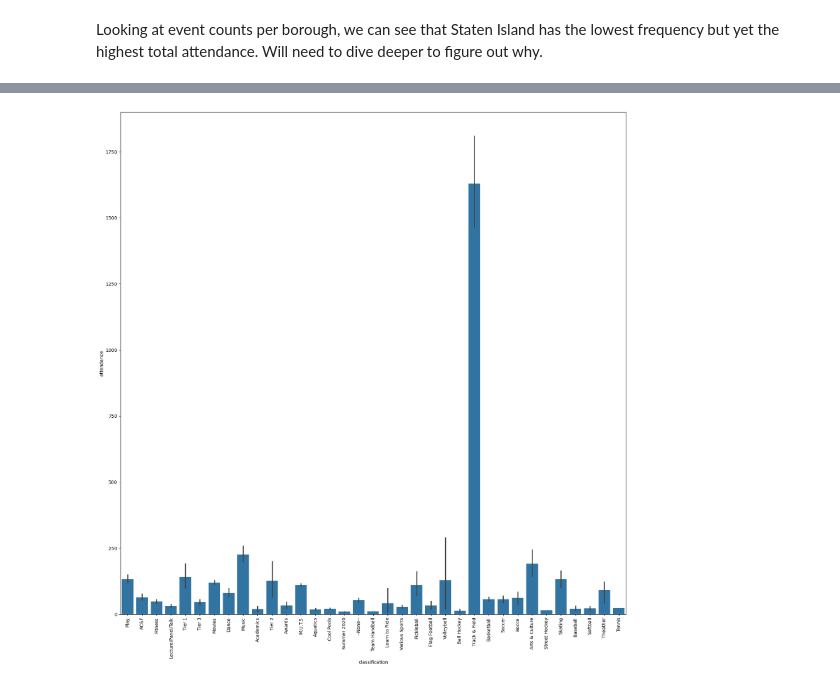
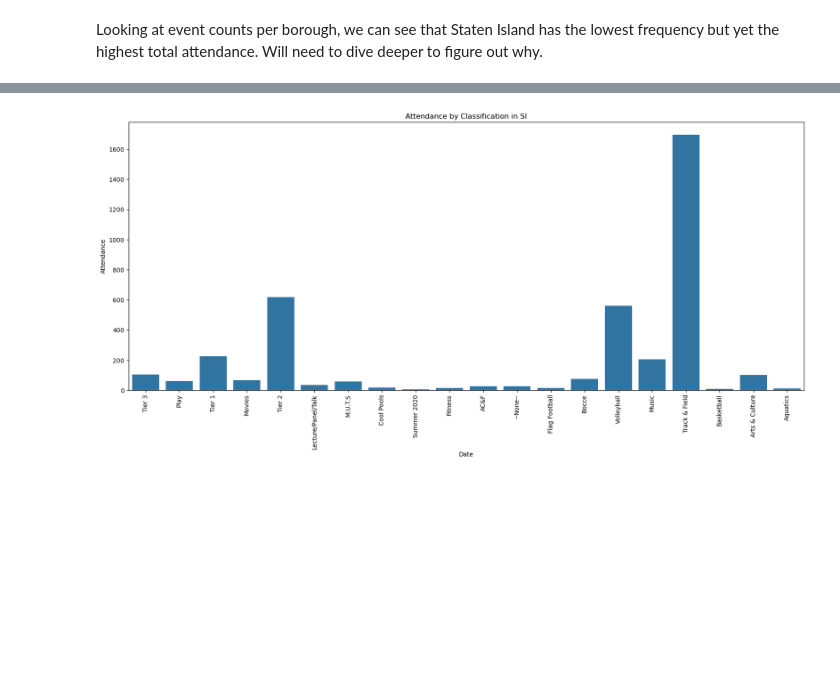
Before and after one commit to MaimunaBawa/Phase-1-Portfolio-Project, a Jupyter notebook: EDA Notebooks/Jian/Jian_NoteBook.ipynb, the cells around one changed output, grey strips where cells are left out. Cells and saved outputs as stored; diff of their text form; code cells hidden in the pictures; blank space fills up the shorter version.

```diff
--- a/EDA Notebooks/Jian/Jian_NoteBook.ipynb
+++ b/EDA Notebooks/Jian/Jian_NoteBook.ipynb
@@ -4,4 +4,4 @@ import os
 import matplotlib.pyplot as plt
 import seaborn as sns
 
-df=pd.read_csv('/Users/sa4/Desktop/Phase-1-Portfolio-Project/csv/nyc_all_parks_filtered.csv')
+df=pd.read_csv('../../csv/nyc_all_parks_filtered.csv')
@@ -126,7 +156,14 @@ plt.show()
 # %%
-plt.figure(figsize=(20, 20))
-sns.barplot(data=df, x='classification' , y = 'attendance', estimator= 'mean')
-plt.xticks(rotation=90)
+plt.figure(figsize=(20, 8))
+sns.barplot(data=df_SI, x='classification' , y = 'attendance', estimator= 'mean', errorbar=None)
+
+# Title and labels
+plt.title("Attendance by Classification in SI")
+plt.xlabel("Date")
+plt.ylabel("Attendance")
+plt.xticks(rotation=90)  # Rotate x-axis labels for better readability
+
+# Show plot
 plt.show()
 # %% [output]
-[figure, old version]
+[figure, new version]
```
Also changed, not shown: parts of 16 cells of this notebook, 1 other file.
